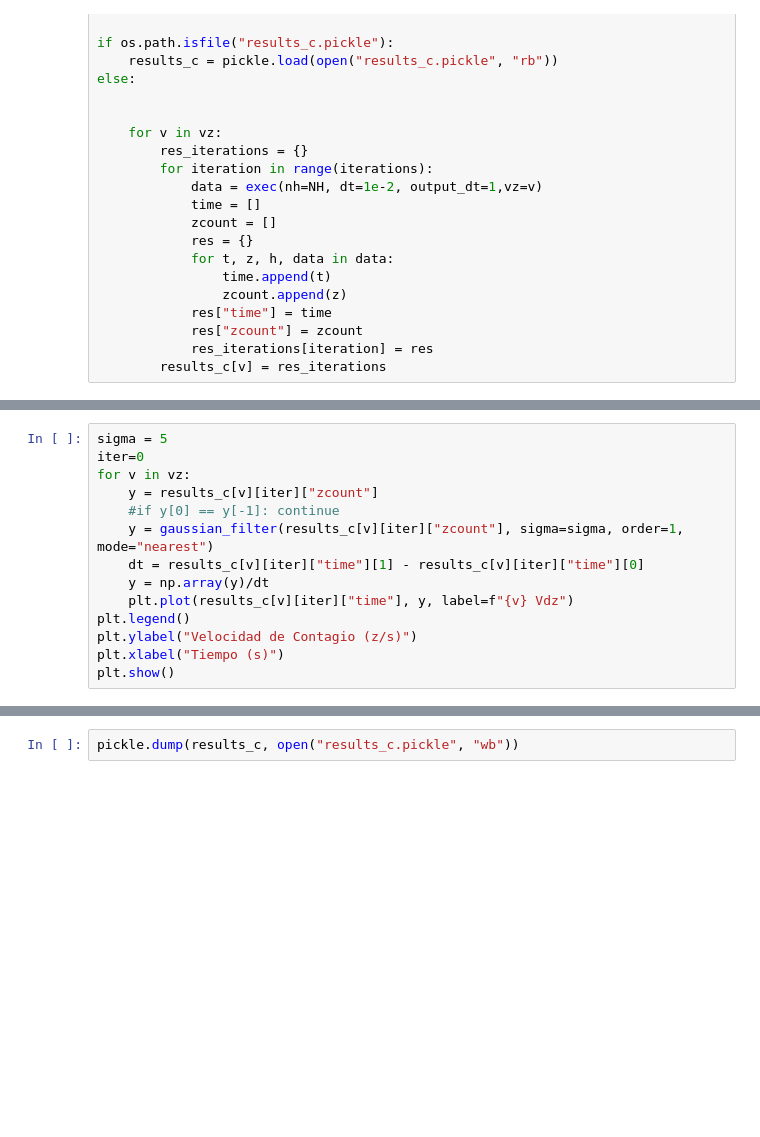
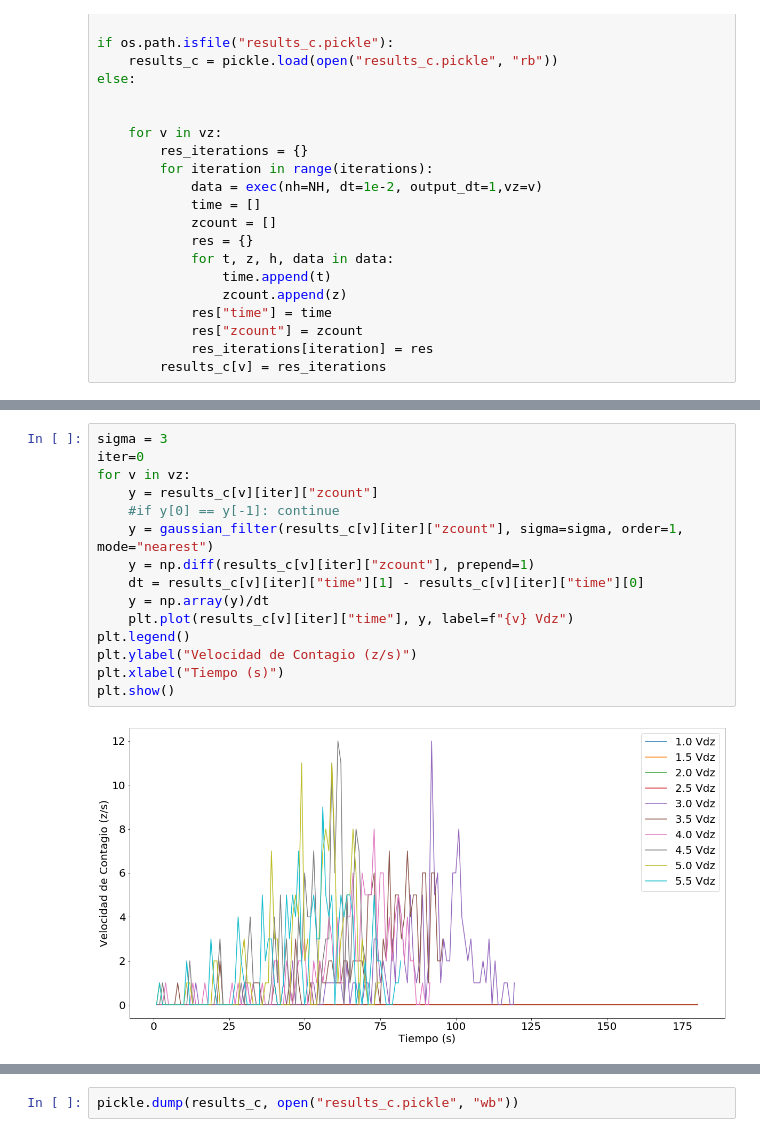
Before and after one commit to atormakh/SimulacionDeSistemas, a Jupyter notebook: Zombies/ej_c.ipynb, the cells around one changed output, grey strips where cells are left out. Drawn from its saved outputs; the diff is of its cells as text; blank space fills up the shorter version.

```diff
--- a/Zombies/ej_c.ipynb
+++ b/Zombies/ej_c.ipynb
@@ -60,17 +62,20 @@ plt.show()
 # %%
-sigma = 5
+sigma = 3
 iter=0
 for v in vz:
     y = results_c[v][iter]["zcount"]
     #if y[0] == y[-1]: continue
     y = gaussian_filter(results_c[v][iter]["zcount"], sigma=sigma, order=1, mode="nearest")
+    y = np.diff(results_c[v][iter]["zcount"], prepend=1)
     dt = results_c[v][iter]["time"][1] - results_c[v][iter]["time"][0]
     y = np.array(y)/dt
     plt.plot(results_c[v][iter]["time"], y, label=f"{v} Vdz")
 plt.legend()
 plt.ylabel("Velocidad de Contagio (z/s)")
 plt.xlabel("Tiempo (s)")
 plt.show()
+# %% [output]
+[figure, added]
 # %%
 means = []
 errors = []
```
Also changed, not shown: parts of 3 cells of this notebook, 3 other files.
